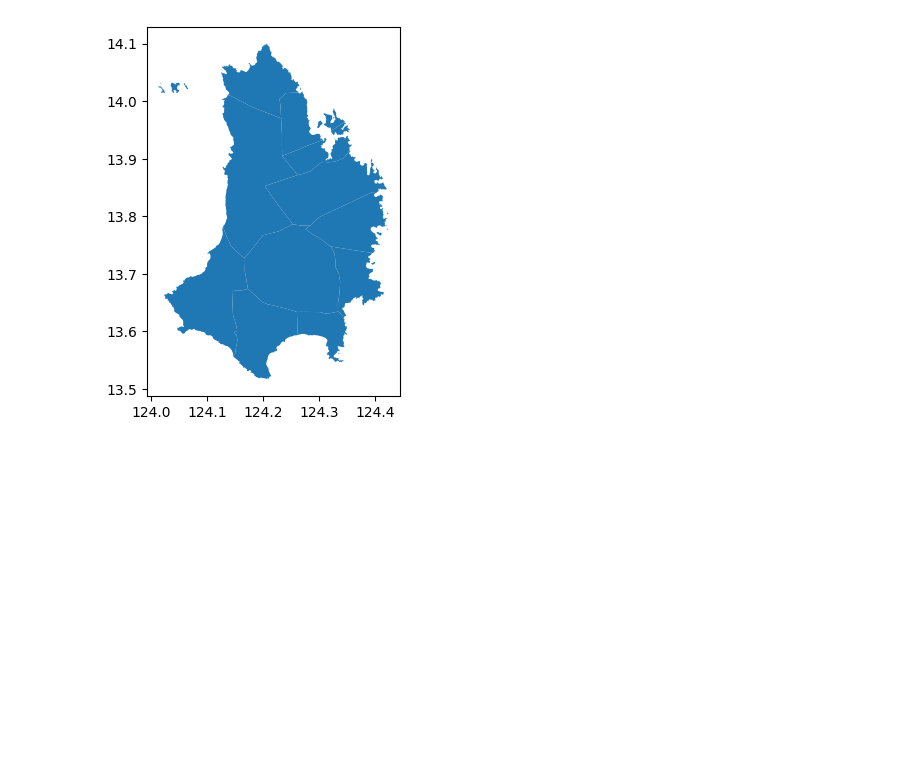
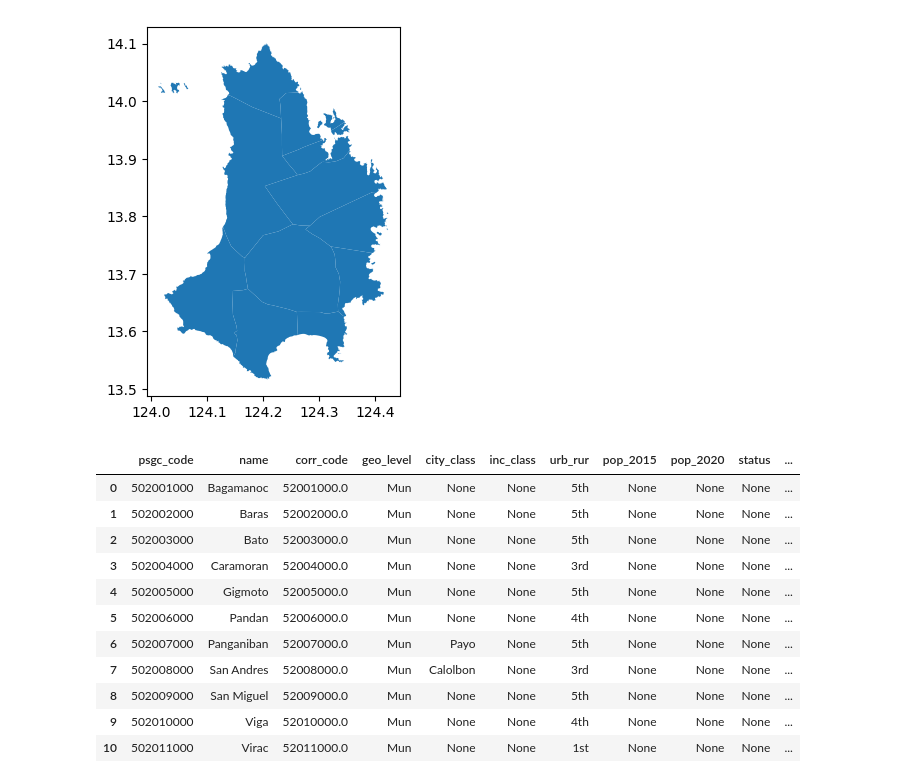
Before and after one commit to dddelacruz/cs198-scl-envi-2425, a Jupyter notebook: 05_data_visualization/results_visualization.ipynb, the cells around one changed output. Cells and saved outputs as stored; diff of their text form; code cells hidden in the pictures; blank space fills up the shorter version.

```diff
--- a/05_data_visualization/results_visualization.ipynb
+++ b/05_data_visualization/results_visualization.ipynb
@@ -28,3 +28,18 @@ sf.plot()
 # %% [output]
 <Axes: >
 [figure]
+# %%
+sf
+# %% [output]
+|  | psgc_code | name | corr_code | geo_level | city_class | inc_class | urb_rur | pop_2015 | pop_2020 | status | ... |
+| 0 | 502001000 | Bagamanoc | 52001000.0 | Mun | None | None | 5th | None | None | None | ... |
+| 1 | 502002000 | Baras | 52002000.0 | Mun | None | None | 5th | None | None | None | ... |
+| 2 | 502003000 | Bato | 52003000.0 | Mun | None | None | 5th | None | None | None | ... |
+| 3 | 502004000 | Caramoran | 52004000.0 | Mun | None | None | 3rd | None | None | None | ... |
+| 4 | 502005000 | Gigmoto | 52005000.0 | Mun | None | None | 5th | None | None | None | ... |
+| 5 | 502006000 | Pandan | 52006000.0 | Mun | None | None | 4th | None | None | None | ... |
+| 6 | 502007000 | Panganiban | 52007000.0 | Mun | Payo | None | 5th | None | None | None | ... |
+| 7 | 502008000 | San Andres | 52008000.0 | Mun | Calolbon | None | 3rd | None | None | None | ... |
+| 8 | 502009000 | San Miguel | 52009000.0 | Mun | None | None | 5th | None | None | None | ... |
+| 9 | 502010000 | Viga | 52010000.0 | Mun | None | None | 4th | None | None | None | ... |
+| 10 | 502011000 | Virac | 52011000.0 | Mun | None | None | 1st | None | None | None | ... |
```
Also changed, not shown: parts of 3 cells of this notebook, 15 other files.
